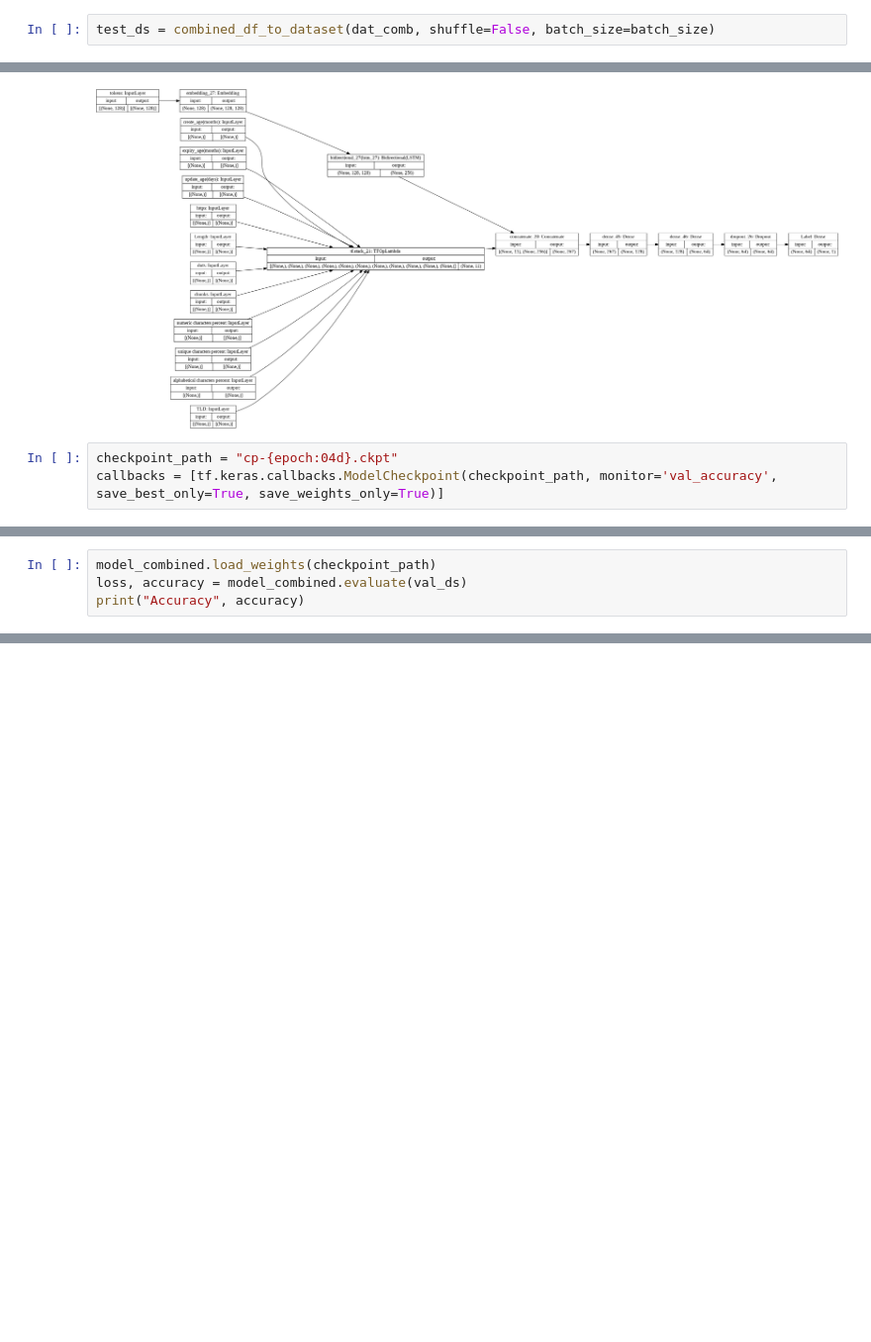
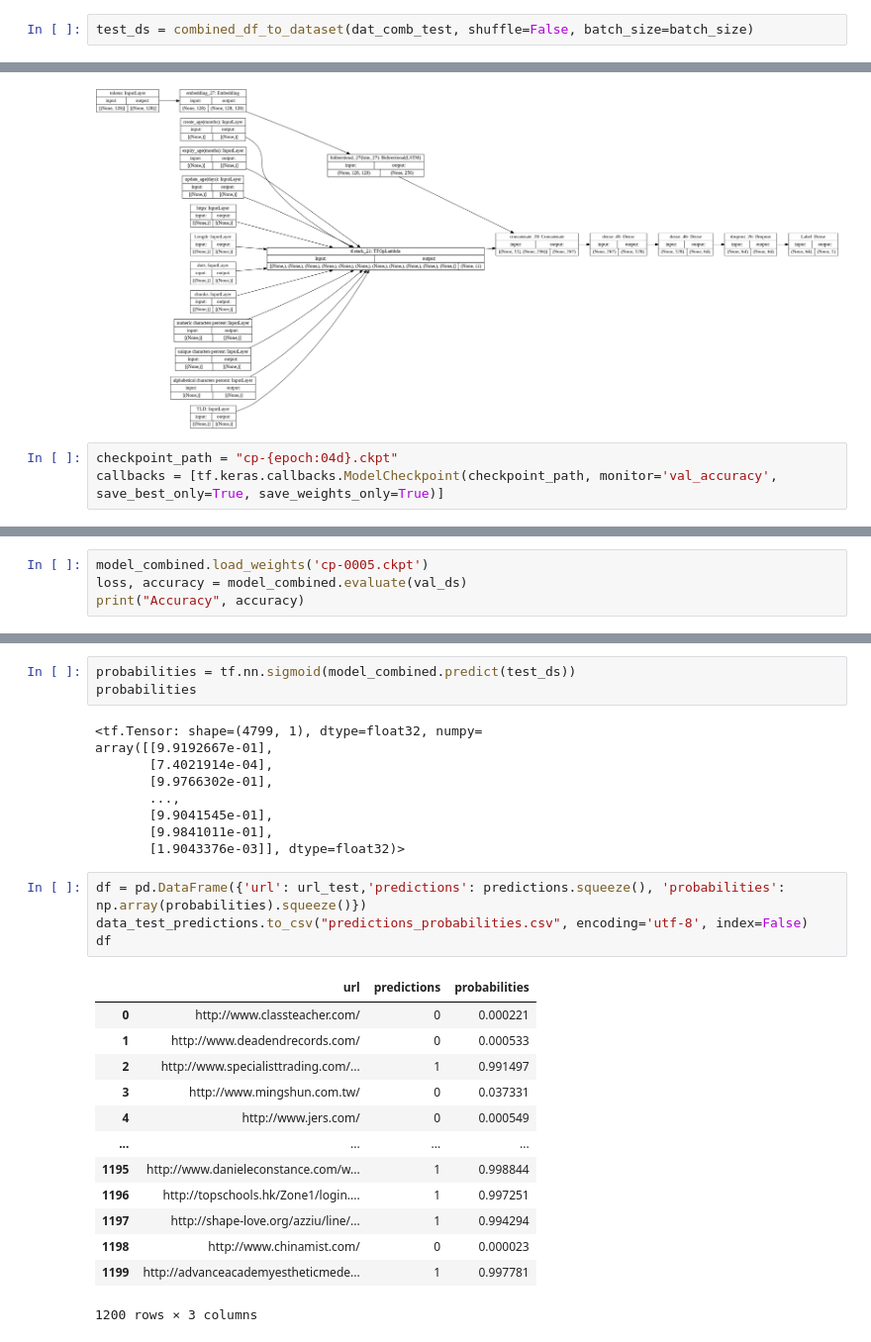
Before and after one commit to shawnrosofsky/MITREHackathonChallengeGroup, a Jupyter notebook: test_model_Shawn.ipynb, the cells around one changed output, grey strips where cells are left out. Shown at 99% size. Cells and saved outputs as stored; diff of their text form; blank space fills up the shorter version.

Commit message:
uploaded notebook with 95.73% val accuracy model

```diff
--- a/test_model_Shawn.ipynb
+++ b/test_model_Shawn.ipynb
@@ -639,7 +639,7 @@ batch_size = 12
 train_ds = combined_df_to_dataset(train_comb, labels, batch_size=batch_size)
 val_ds = combined_df_to_dataset(val_comb, labels, shuffle=False, batch_size=batch_size)
 # %%
-test_ds = combined_df_to_dataset(dat_comb, shuffle=False, batch_size=batch_size)
+test_ds = combined_df_to_dataset(dat_comb_test, shuffle=False, batch_size=batch_size)
 # %%
 tf.keras.utils.plot_model(model_combined, show_shapes=True, rankdir='LR')
 # %% [output]
@@ -674,5 +674,5 @@ Epoch 36/100
 # %%
-model_combined.load_weights(checkpoint_path)
+model_combined.load_weights('cp-0005.ckpt')
 loss, accuracy = model_combined.evaluate(val_ds)
 print("Accuracy", accuracy)
 # %% [output]
@@ -693,0 +705,30 @@ array([[1],
+# %%
+probabilities = tf.nn.sigmoid(model_combined.predict(test_ds))
+probabilities
+# %% [output]
+<tf.Tensor: shape=(4799, 1), dtype=float32, numpy=
+array([[9.9192667e-01],
+       [7.4021914e-04],
+       [9.9766302e-01],
+       ...,
+       [9.9041545e-01],
+       [9.9841011e-01],
+       [1.9043376e-03]], dtype=float32)>
+# %%
+df = pd.DataFrame({'url': url_test,'predictions': predictions.squeeze(), 'probabilities': np.array(probabilities).squeeze()})
+data_test_predictions.to_csv("predictions_probabilities.csv", encoding='utf-8', index=False)
+df
+# %% [output]
+|  | url | predictions | probabilities |
+| 0 | http://www.classteacher.com/ | 0 | 0.000221 |
+| 1 | http://www.deadendrecords.com/ | 0 | 0.000533 |
+| 2 | http://www.specialisttrading.com/... | 1 | 0.991497 |
+| 3 | http://www.mingshun.com.tw/ | 0 | 0.037331 |
+| 4 | http://www.jers.com/ | 0 | 0.000549 |
+| ... | ... | ... | ... |
+| 1195 | http://www.danieleconstance.com/w... | 1 | 0.998844 |
+| 1196 | http://topschools.hk/Zone1/login.... | 1 | 0.997251 |
+| 1197 | http://shape-love.org/azziu/line/... | 1 | 0.994294 |
+| 1198 | http://www.chinamist.com/ | 0 | 0.000023 |
+| 1199 | http://advanceacademyestheticmede... | 1 | 0.997781 |
+1200 rows × 3 columns
```
Also changed, not shown: parts of 7 cells of this notebook.
